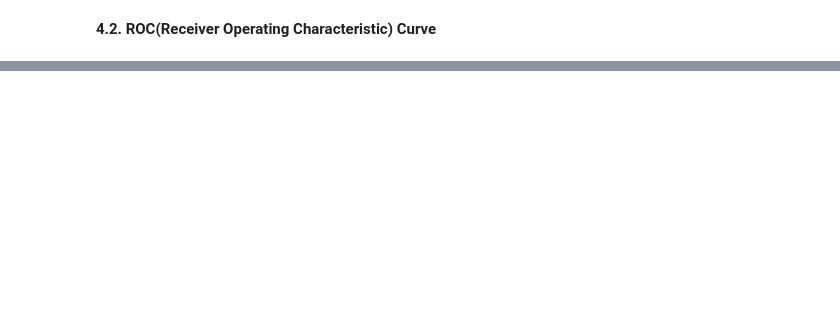
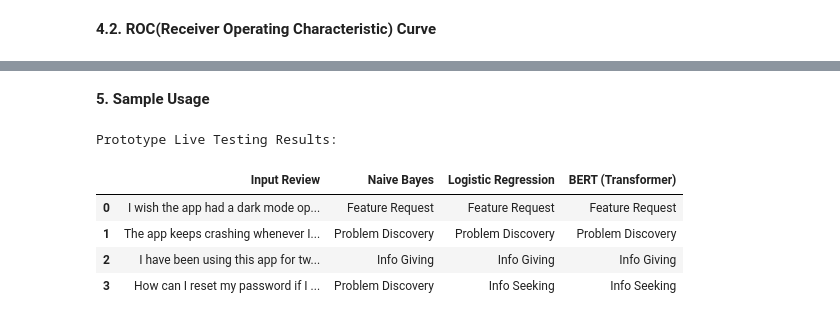
Before and after one commit to kebal7/review-radar, a Jupyter notebook: main.ipynb, the cells around one changed output, grey strips where cells are left out. Drawn from its saved outputs; the diff is of its cells as text; code cells hidden in the pictures; blank space fills up the shorter version.

Commit message:
feat: sample usage

```diff
--- a/main.ipynb
+++ b/main.ipynb
@@ -634,0 +635,47 @@ plt.show()
+# %% [markdown]
+**5. Sample Usage**
+# %%
+# 1. Define custom samples
+sample_reviews = [
+    "I wish the app had a dark mode option for night reading.",       # Goal: Feature Request (0)
+    "The app keeps crashing whenever I try to upload a photo.",     # Goal: Problem Discovery (1)
+    "I have been using this app for two years and it is very stable.", # Goal: Info Giving (2)
+    "How can I reset my password if I forgot the email?"            # Goal: Info Seeking (3)
+]
+
+# 2. Preprocess samples for Naive Bayes and Logistic Regression
+samples_tfidf = tfidf.transform(sample_reviews)
+
+# 3. Get Predictions
+# Traditional Models
+nb_preds = nb_model.predict(samples_tfidf)
+lr_preds = clf.predict(samples_tfidf)
+
+# BERT Model (requires tokenization)
+device = torch.device("cuda" if torch.cuda.is_available() else "cpu")
+inputs = tokenizer(sample_reviews, padding=True, truncation=True, return_tensors="pt").to(device)
+with torch.no_grad():
+    outputs = model(**inputs)
+    bert_preds = torch.argmax(outputs.logits, dim=1).cpu().numpy()
+
+# 4. Map back to human-readable labels
+id_to_label = {0: "Feature Request", 1: "Problem Discovery", 2: "Info Giving", 3: "Info Seeking"}
+
+# 5. Display the results in a clear table
+import pandas as pd
+demo_results = pd.DataFrame({
+    'Input Review': sample_reviews,
+    'Naive Bayes': [id_to_label[p] for p in nb_preds],
+    'Logistic Regression': [id_to_label[p] for p in lr_preds],
+    'BERT (Transformer)': [id_to_label[p] for p in bert_preds]
+})
+
+print("Prototype Live Testing Results:")
+display(demo_results)
+# %% [output]
+Prototype Live Testing Results:
+|  | Input Review | Naive Bayes | Logistic Regression | BERT (Transformer) |
+| 0 | I wish the app had a dark mode op... | Feature Request | Feature Request | Feature Request |
+| 1 | The app keeps crashing whenever I... | Problem Discovery | Problem Discovery | Problem Discovery |
+| 2 | I have been using this app for tw... | Info Giving | Info Giving | Info Giving |
+| 3 | How can I reset my password if I ... | Problem Discovery | Info Seeking | Info Seeking |
```
Also changed, not shown: parts of 5 cells of this notebook.
